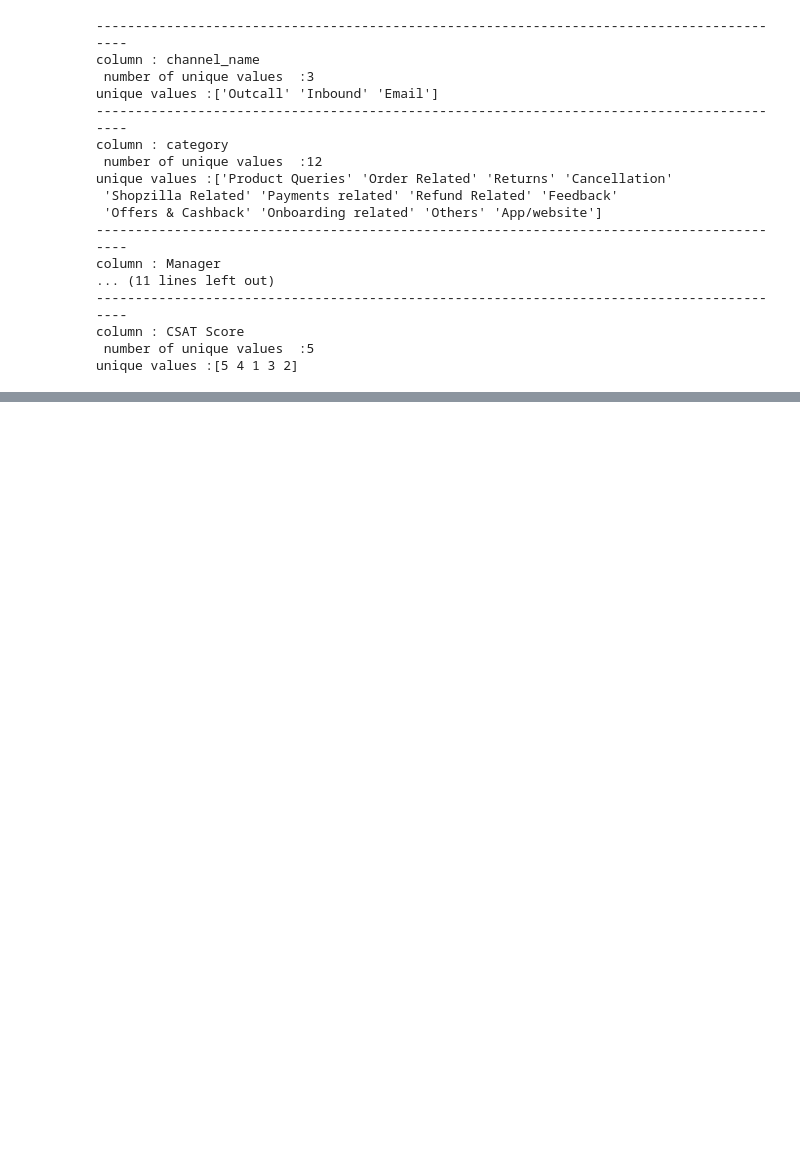
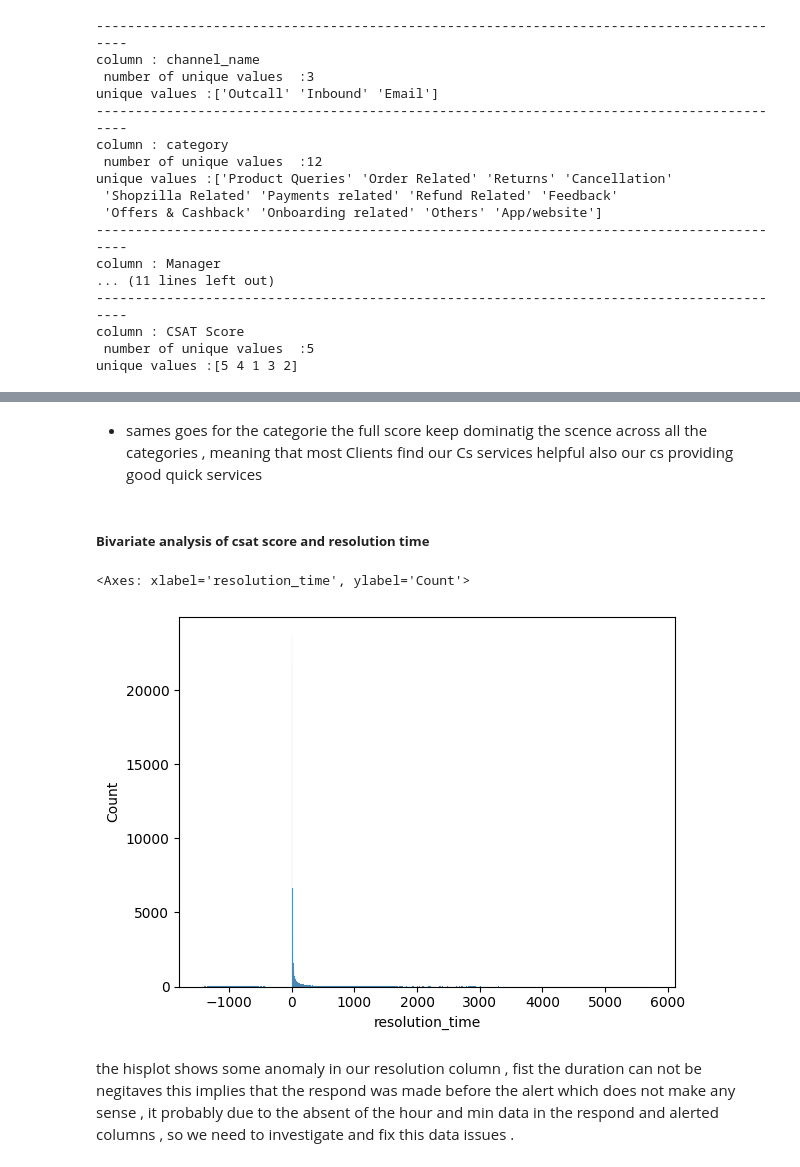
Before and after one commit to YassineSdk/customer_support_analysis, a Jupyter notebook: analysis.ipynb, the cells around one changed output, grey strips where cells are left out. Drawn from its saved outputs; the diff is of its cells as text; code cells hidden in the pictures; blank space fills up the shorter version.

Commit message:
analysis is done

```diff
--- a/analysis.ipynb
+++ b/analysis.ipynb
@@ -155,0 +255,11 @@ plt.tight_layout()
+# %% [markdown]
+* sames goes for the categorie the full score keep dominatig the scence across all the categories , meaning that most Clients find our Cs services helpful also our cs providing good quick services
+# %% [markdown]
+##### **Bivariate analysis of csat score and resolution time**
+# %%
+sns.histplot(df['resolution_time'],binwidth=5,bins=20)
+# %% [output]
+<Axes: xlabel='resolution_time', ylabel='Count'>
+[figure, added]
+# %% [markdown]
+the hisplot shows some anomaly in our resolution column , fist the duration can not be negitaves this implies that the respond was made before the alert which does not make any sense , it probably due to the absent of the hour and min data in the respond and alerted columns  , so we need to investigate and fix this data issues .
```
Also changed, not shown: parts of 33 cells of this notebook.
